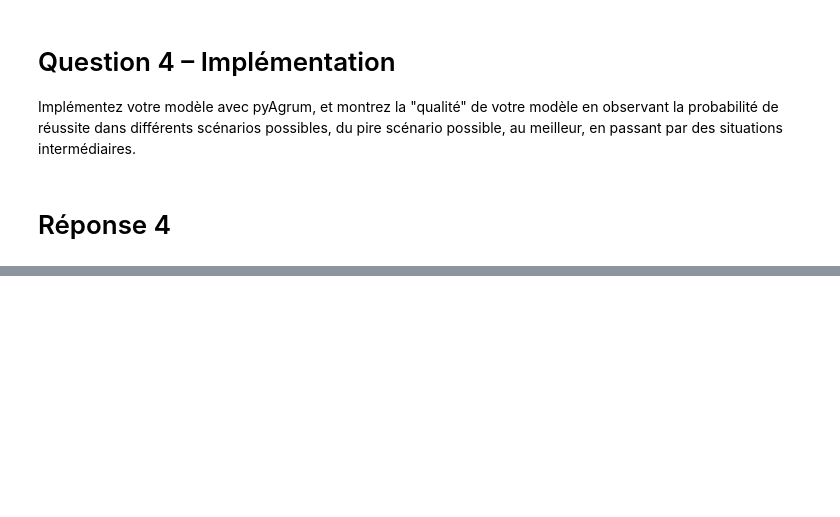
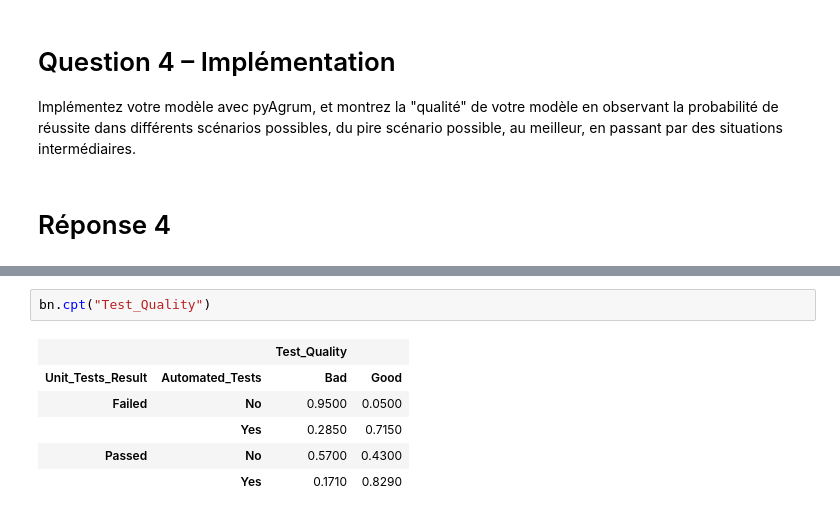
Before and after one commit to EtherNeil/Bayesian-Network, a Jupyter notebook: notebook.ipynb, the cells around one changed output, grey strips where cells are left out. Cells and saved outputs as stored; diff of their text form; blank space fills up the shorter version.

```diff
--- a/notebook.ipynb
+++ b/notebook.ipynb
@@ -182,0 +191,9 @@ CPT remplie avec Noisy-OR pour 'Successful_Deployment' (8 combinaisons).
+# %%
+bn.cpt("Test_Quality")
+# %% [output]
+|  |  | Test_Quality |  |
+| Unit_Tests_Result | Automated_Tests | Bad | Good |
+| Failed | No | 0.9500 | 0.0500 |
+|  | Yes | 0.2850 | 0.7150 |
+| Passed | No | 0.5700 | 0.4300 |
+|  | Yes | 0.1710 | 0.8290 |
```
Also changed, not shown: parts of 7 cells of this notebook.
